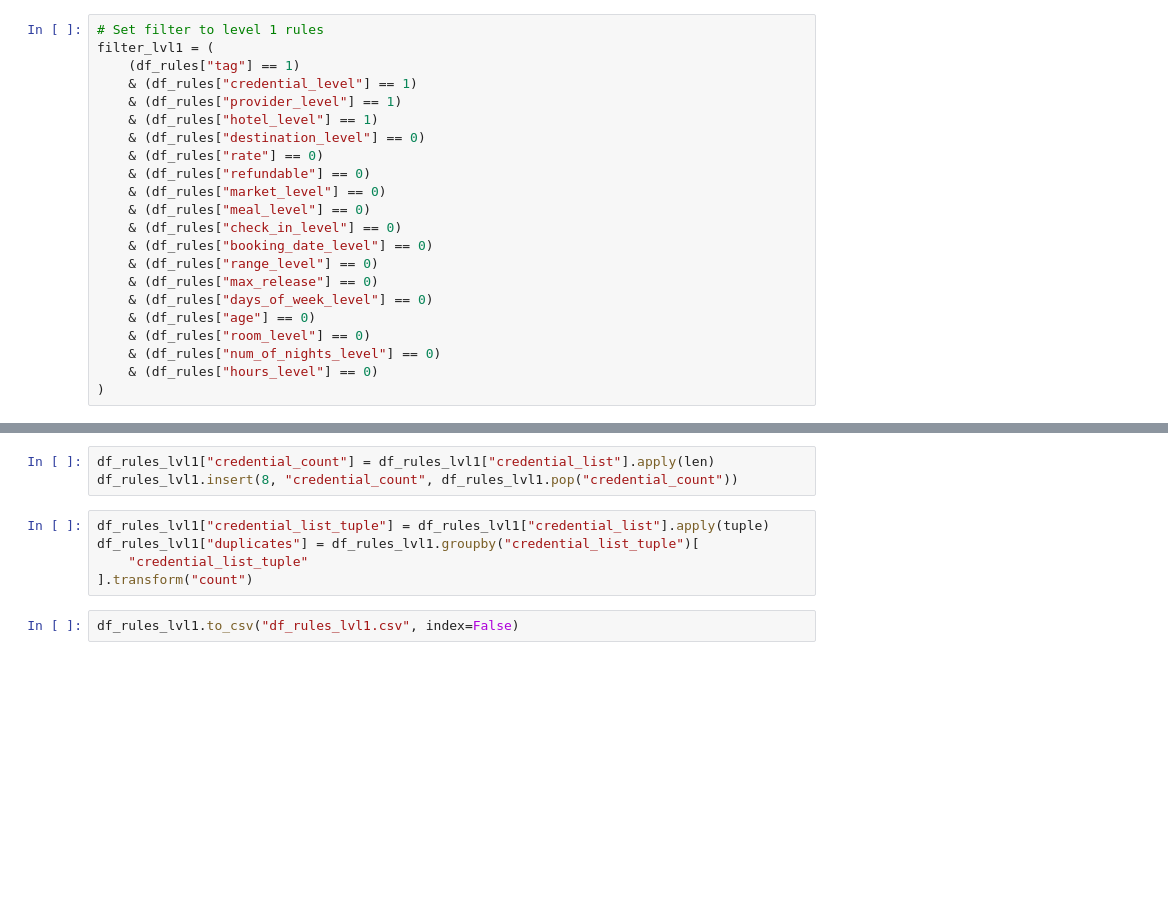
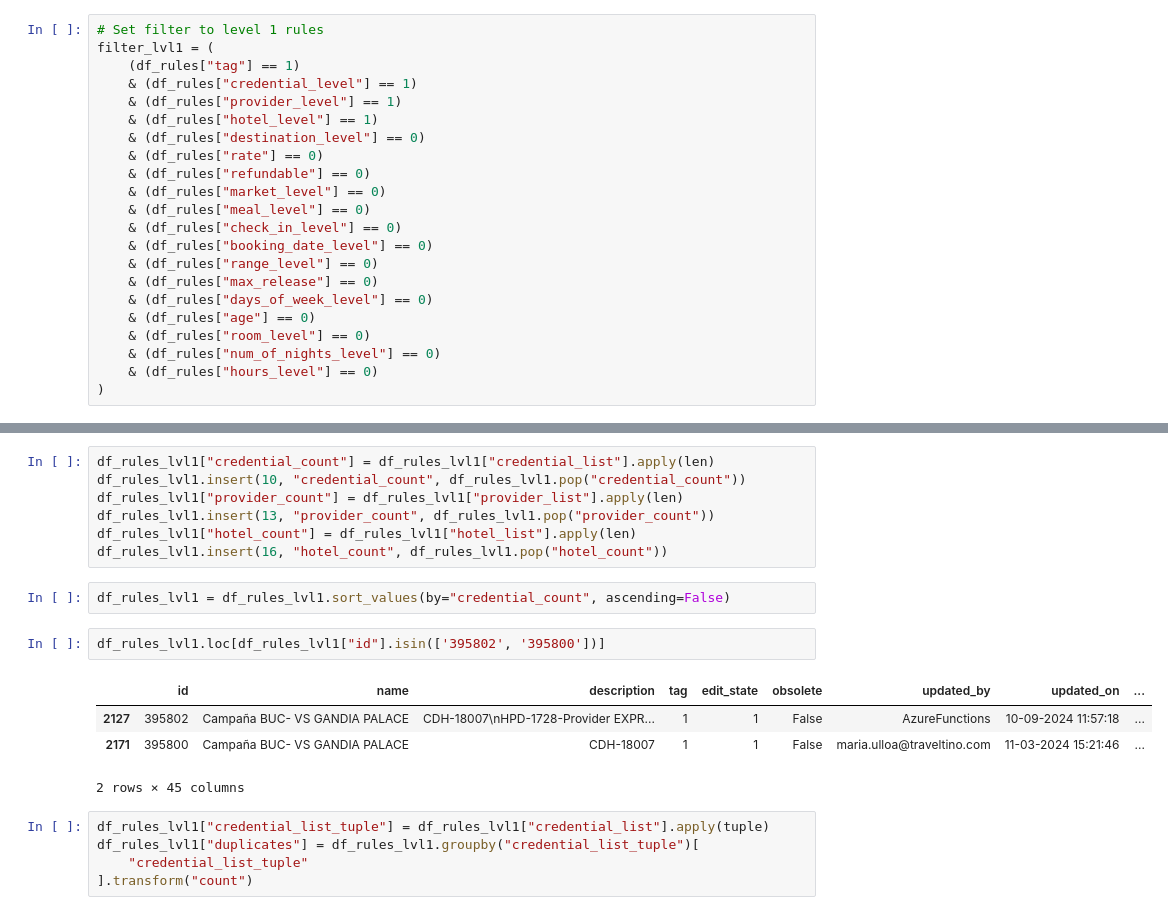
Before and after one commit to justivan/smyrooms-lab, a Jupyter notebook: notebooks/distributor_api.ipynb, the cells around one changed output, grey strips where cells are left out. Cells and saved outputs as stored; diff of their text form; blank space fills up the shorter version.

```diff
--- a/notebooks/distributor_api.ipynb
+++ b/notebooks/distributor_api.ipynb
@@ -104,10 +104,21 @@ df_rules_lvl1.shape
 # %%
 df_rules_lvl1["credential_count"] = df_rules_lvl1["credential_list"].apply(len)
-df_rules_lvl1.insert(8, "credential_count", df_rules_lvl1.pop("credential_count"))
+df_rules_lvl1.insert(10, "credential_count", df_rules_lvl1.pop("credential_count"))
+df_rules_lvl1["provider_count"] = df_rules_lvl1["provider_list"].apply(len)
+df_rules_lvl1.insert(13, "provider_count", df_rules_lvl1.pop("provider_count"))
+df_rules_lvl1["hotel_count"] = df_rules_lvl1["hotel_list"].apply(len)
+df_rules_lvl1.insert(16, "hotel_count", df_rules_lvl1.pop("hotel_count"))
+# %%
+df_rules_lvl1 = df_rules_lvl1.sort_values(by="credential_count", ascending=False)
+# %%
+df_rules_lvl1.loc[df_rules_lvl1["id"].isin(['395802', '395800'])]
+# %% [output]
+|  | id | name | description | tag | edit_state | obsolete | updated_by | updated_on | ... |
+| 2127 | 395802 | Campaña BUC- VS GANDIA PALACE | CDH-18007\nHPD-1728-Provider EXPR... | 1 | 1 | False | AzureFunctions | 10-09-2024 11:57:18 | ... |
+| 2171 | 395800 | Campaña BUC- VS GANDIA PALACE | CDH-18007 | 1 | 1 | False | maria.ulloa@traveltino.com | 11-03-2024 15:21:46 | ... |
+2 rows × 45 columns
 # %%
 df_rules_lvl1["credential_list_tuple"] = df_rules_lvl1["credential_list"].apply(tuple)
 df_rules_lvl1["duplicates"] = df_rules_lvl1.groupby("credential_list_tuple")[
     "credential_list_tuple"
 ].transform("count")
-# %%
-df_rules_lvl1.to_csv("df_rules_lvl1.csv", index=False)
```
Also changed, not shown: parts of 16 cells of this notebook, 5 other files.
